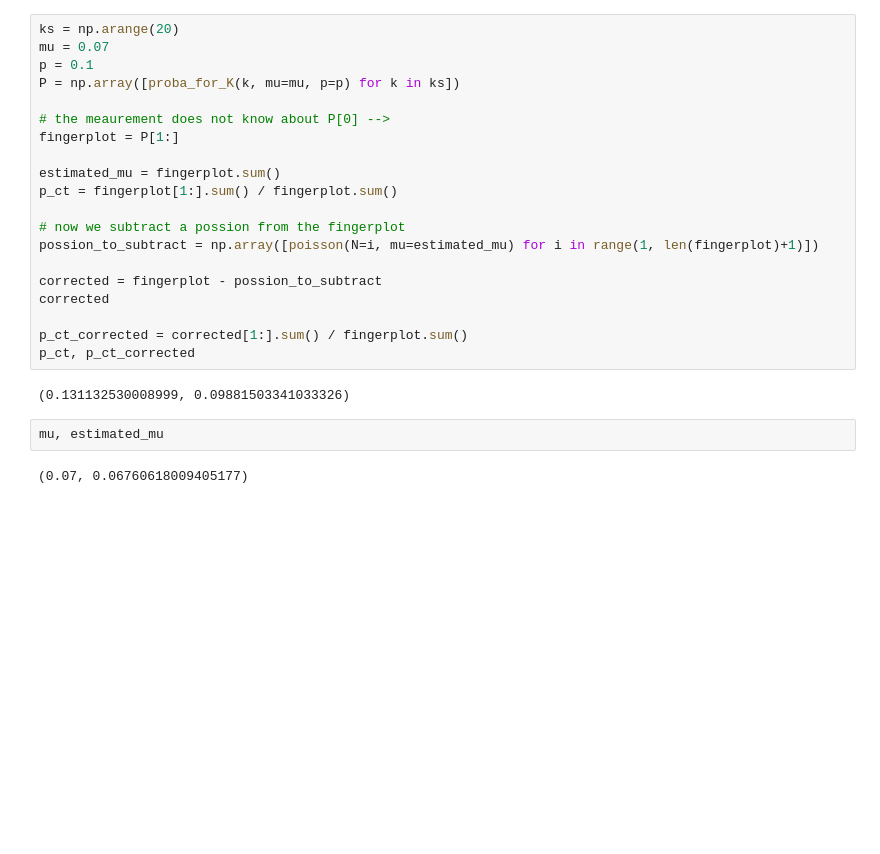
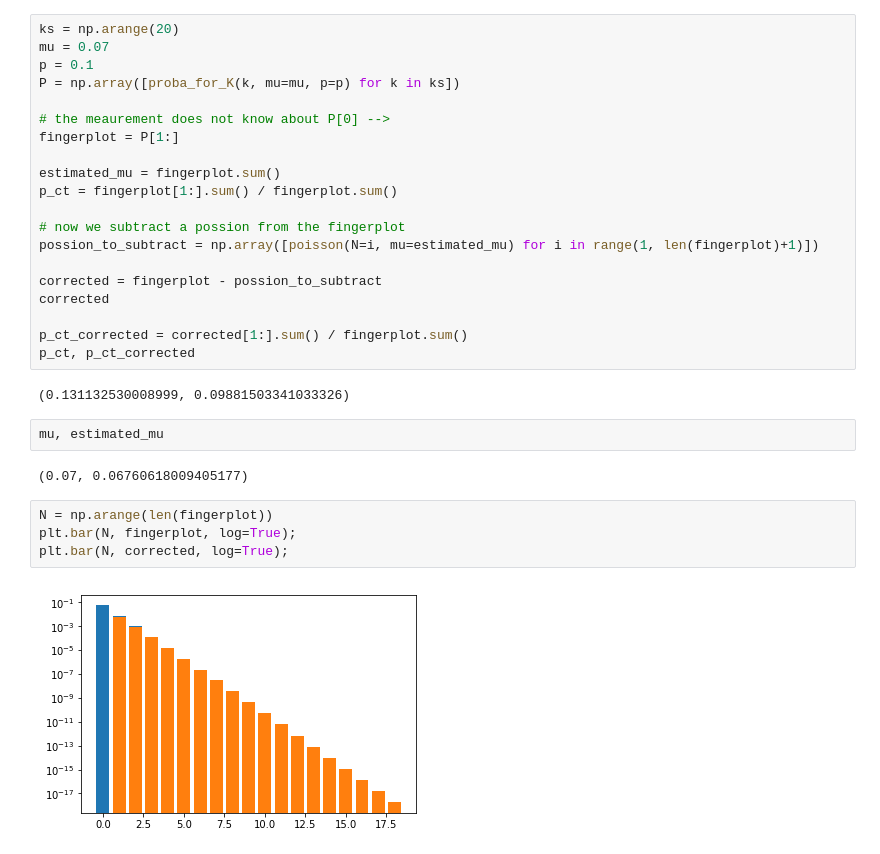
Before and after one commit to dneise/crosstalk_study, a Jupyter notebook: gedankenexperiment_with_crosstalk.ipynb, the cells around one changed output. Drawn from its saved outputs; the diff is of its cells as text; blank space fills up the shorter version.

```diff
--- a/gedankenexperiment_with_crosstalk.ipynb
+++ b/gedankenexperiment_with_crosstalk.ipynb
@@ -328,3 +328,9 @@ p_ct, p_ct_corrected
 mu, estimated_mu
 # %% [output]
 (0.07, 0.06760618009405177)
+# %%
+N = np.arange(len(fingerplot))
+plt.bar(N, fingerplot, log=True);
+plt.bar(N, corrected, log=True);
+# %% [output]
+[figure, added]
```
Also changed, not shown: parts of 1 cell of this notebook.
